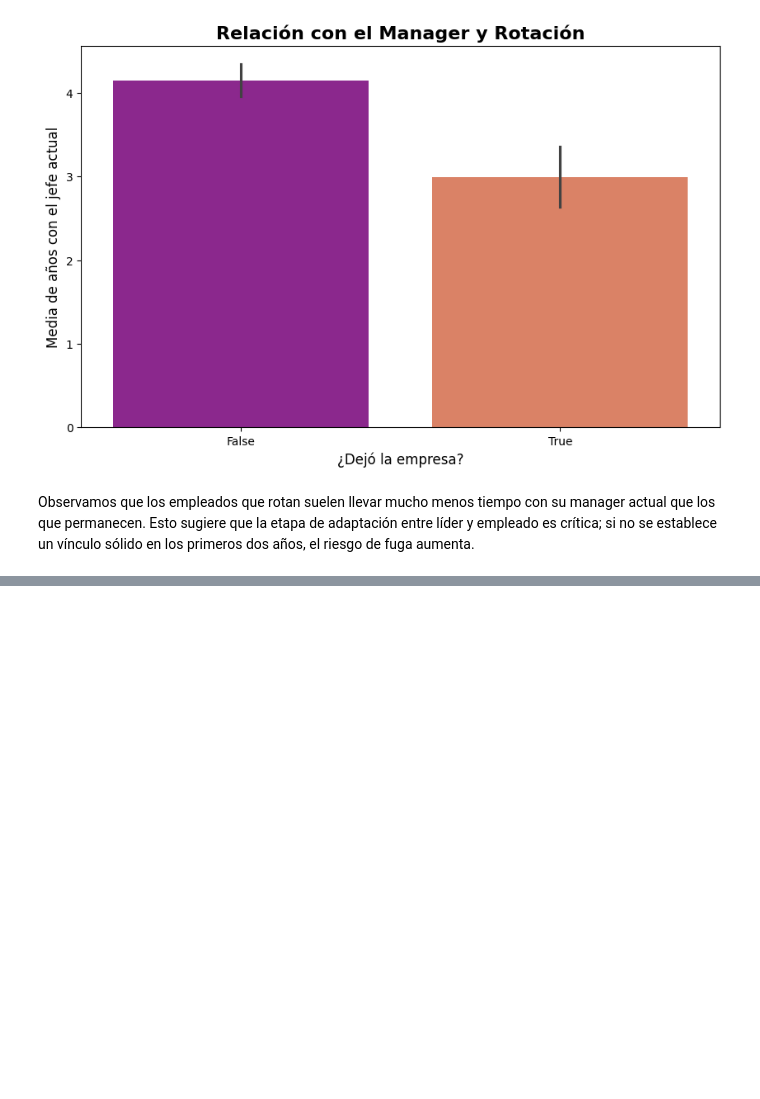
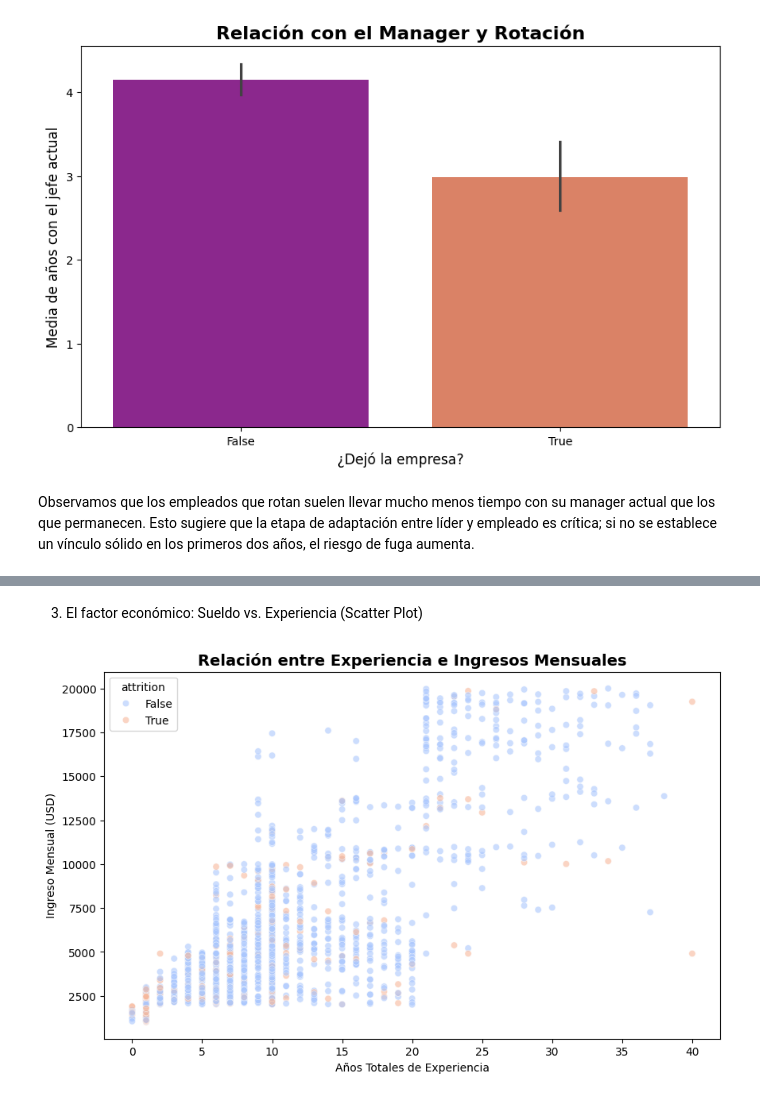
Before and after one commit to eva5ferrer/project-da-promo-63-modulo-3-team-1, a Jupyter notebook: fase-3-visual.ipynb, the cells around one changed output, grey strips where cells are left out. Saved outputs shown, nothing was run; the diff lists cells and outputs as text; code cells hidden in the pictures; blank space fills up the shorter version.

```diff
--- a/fase-3-visual.ipynb
+++ b/fase-3-visual.ipynb
@@ -130,0 +170,12 @@ Observamos que los empleados que rotan suelen llevar mucho menos tiempo con su m
+# %% [markdown]
+3. El factor económico: Sueldo vs. Experiencia (Scatter Plot)
+# %%
+plt.figure(figsize=(10, 6))
+sns.scatterplot(data=df_hr_limpios, x='total_working_years', y='monthly_income', hue='attrition', alpha=0.6, palette='coolwarm')
+
+plt.title('Relación entre Experiencia e Ingresos Mensuales', fontsize=14, fontweight='bold')
+plt.xlabel('Años Totales de Experiencia')
+plt.ylabel('Ingreso Mensual (USD)')
+plt.show()
+# %% [output]
+[figure, added]
```
Also changed, not shown: parts of 15 cells of this notebook.
